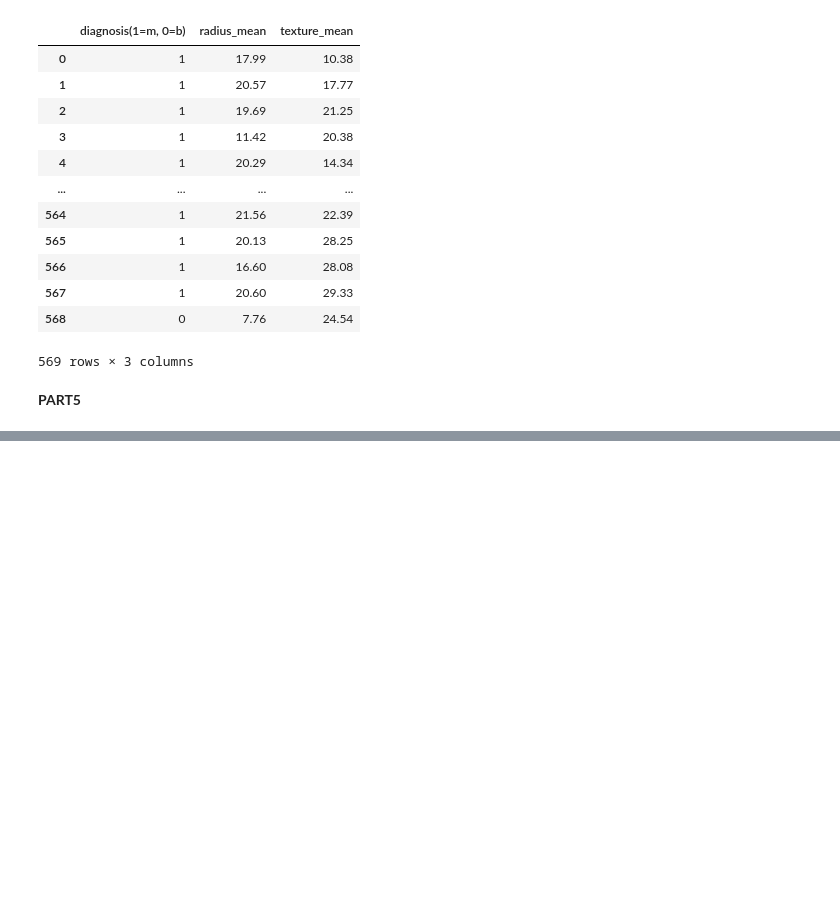
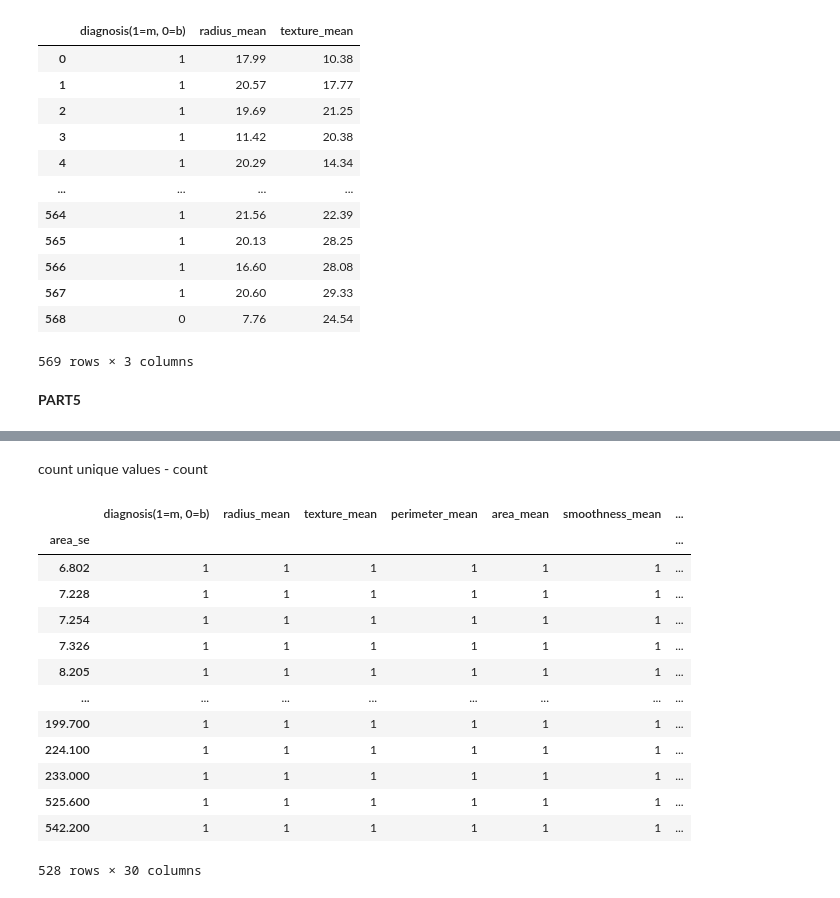
Before and after one commit to ukasz21/learning, a Jupyter notebook: numpy_tutorials/codemy_pandas_tutorial/pandas_codemy_pt2_28.ipynb, the cells around one changed output, grey strips where cells are left out. Saved outputs shown, nothing was run; the diff lists cells and outputs as text; code cells hidden in the pictures; blank space fills up the shorter version.

```diff
--- a/numpy_tutorials/codemy_pandas_tutorial/pandas_codemy_pt2_28.ipynb
+++ b/numpy_tutorials/codemy_pandas_tutorial/pandas_codemy_pt2_28.ipynb
@@ -324,0 +426,19 @@ df2.iloc[:, 0:3]
+# %% [markdown]
+count unique values - count
+# %%
+df2.groupby('area_se').count()
+# %% [output]
+|  | diagnosis(1=m, 0=b) | radius_mean | texture_mean | perimeter_mean | area_mean | smoothness_mean | ... |
+| area_se |  |  |  |  |  |  | ... |
+| 6.802 | 1 | 1 | 1 | 1 | 1 | 1 | ... |
+| 7.228 | 1 | 1 | 1 | 1 | 1 | 1 | ... |
+| 7.254 | 1 | 1 | 1 | 1 | 1 | 1 | ... |
+| 7.326 | 1 | 1 | 1 | 1 | 1 | 1 | ... |
+| 8.205 | 1 | 1 | 1 | 1 | 1 | 1 | ... |
+| ... | ... | ... | ... | ... | ... | ... | ... |
+| 199.700 | 1 | 1 | 1 | 1 | 1 | 1 | ... |
+| 224.100 | 1 | 1 | 1 | 1 | 1 | 1 | ... |
+| 233.000 | 1 | 1 | 1 | 1 | 1 | 1 | ... |
+| 525.600 | 1 | 1 | 1 | 1 | 1 | 1 | ... |
+| 542.200 | 1 | 1 | 1 | 1 | 1 | 1 | ... |
+528 rows × 30 columns
```
Also changed, not shown: parts of 27 cells of this notebook.
